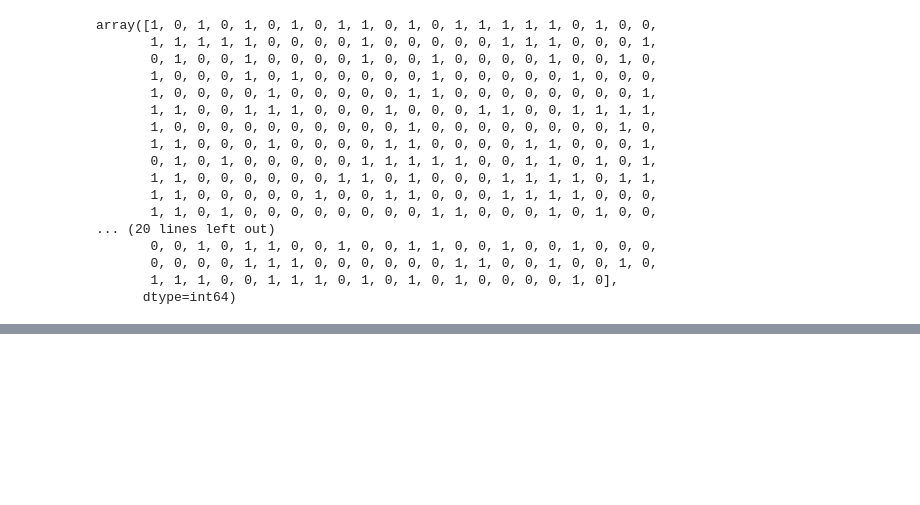
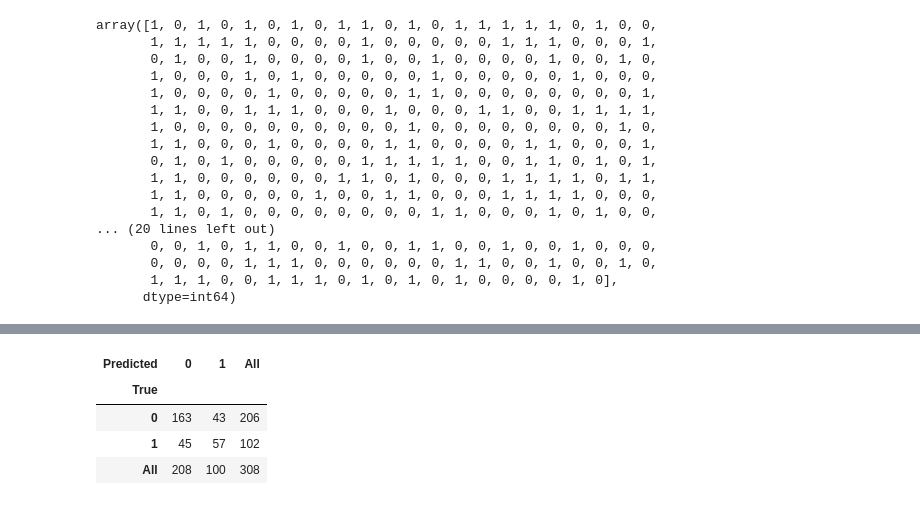
Before and after one commit to Sajithrajan03/MachineLearning, a Jupyter notebook: Models/KNN/knn_classification.ipynb, the cells around one changed output, grey strips where cells are left out. Cells and saved outputs as stored; diff of their text form; code cells hidden in the pictures; blank space fills up the shorter version.

```diff
--- a/Models/KNN/knn_classification.ipynb
+++ b/Models/KNN/knn_classification.ipynb
@@ -51,0 +106,8 @@ array([1, 0, 1, 0, 1, 0, 1, 0, 1, 1, 0, 1, 0, 1, 1, 1, 1, 1, 0, 1, 0, 0,
+# %%
+pd.crosstab(y_test,y_pred,rownames=['True'],colnames=['Predicted'],margins=True)
+# %% [output]
+| Predicted | 0 | 1 | All |
+| True |  |  |  |
+| 0 | 163 | 43 | 206 |
+| 1 | 45 | 57 | 102 |
+| All | 208 | 100 | 308 |
```
Also changed, not shown: parts of 13 cells of this notebook.
